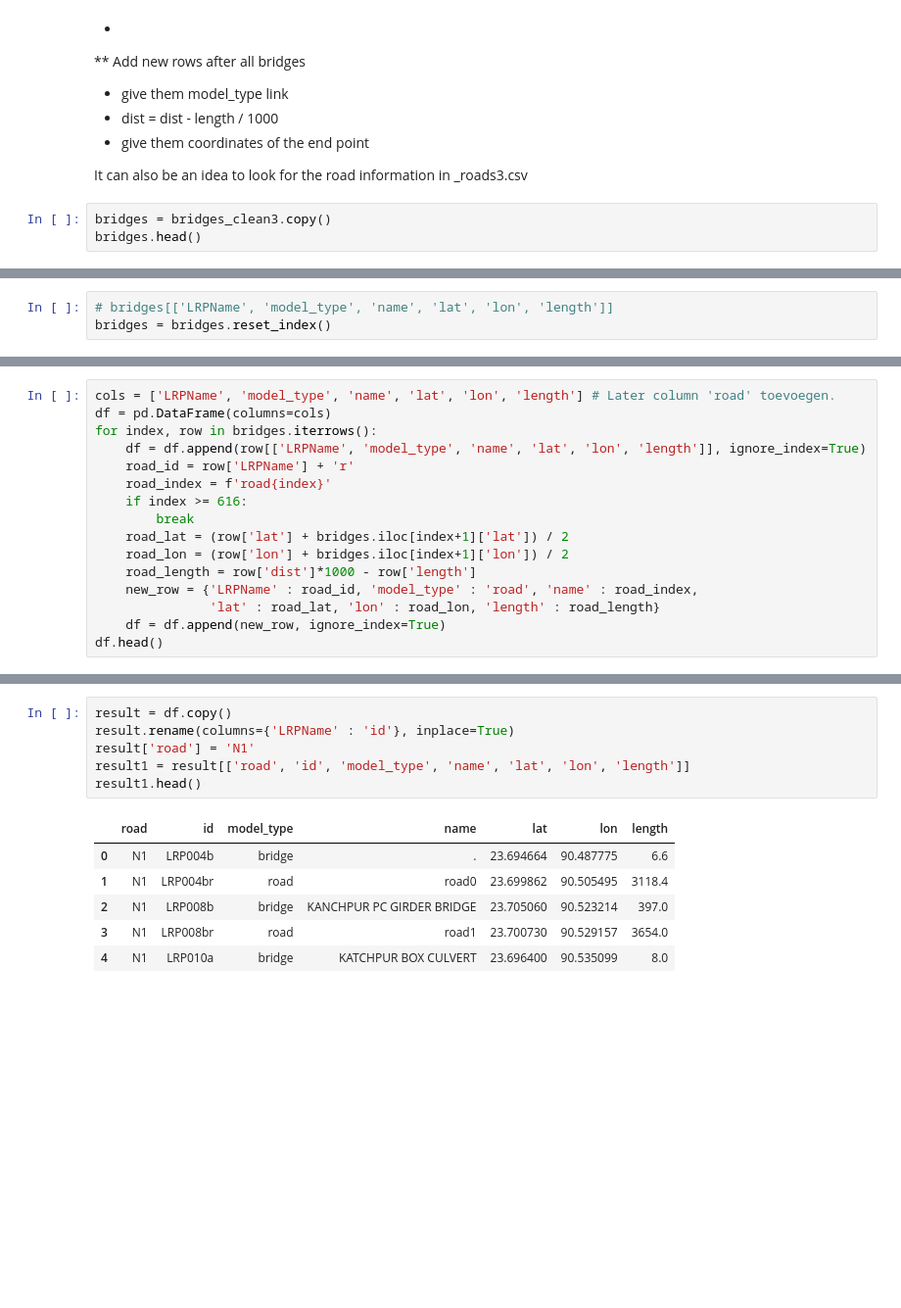
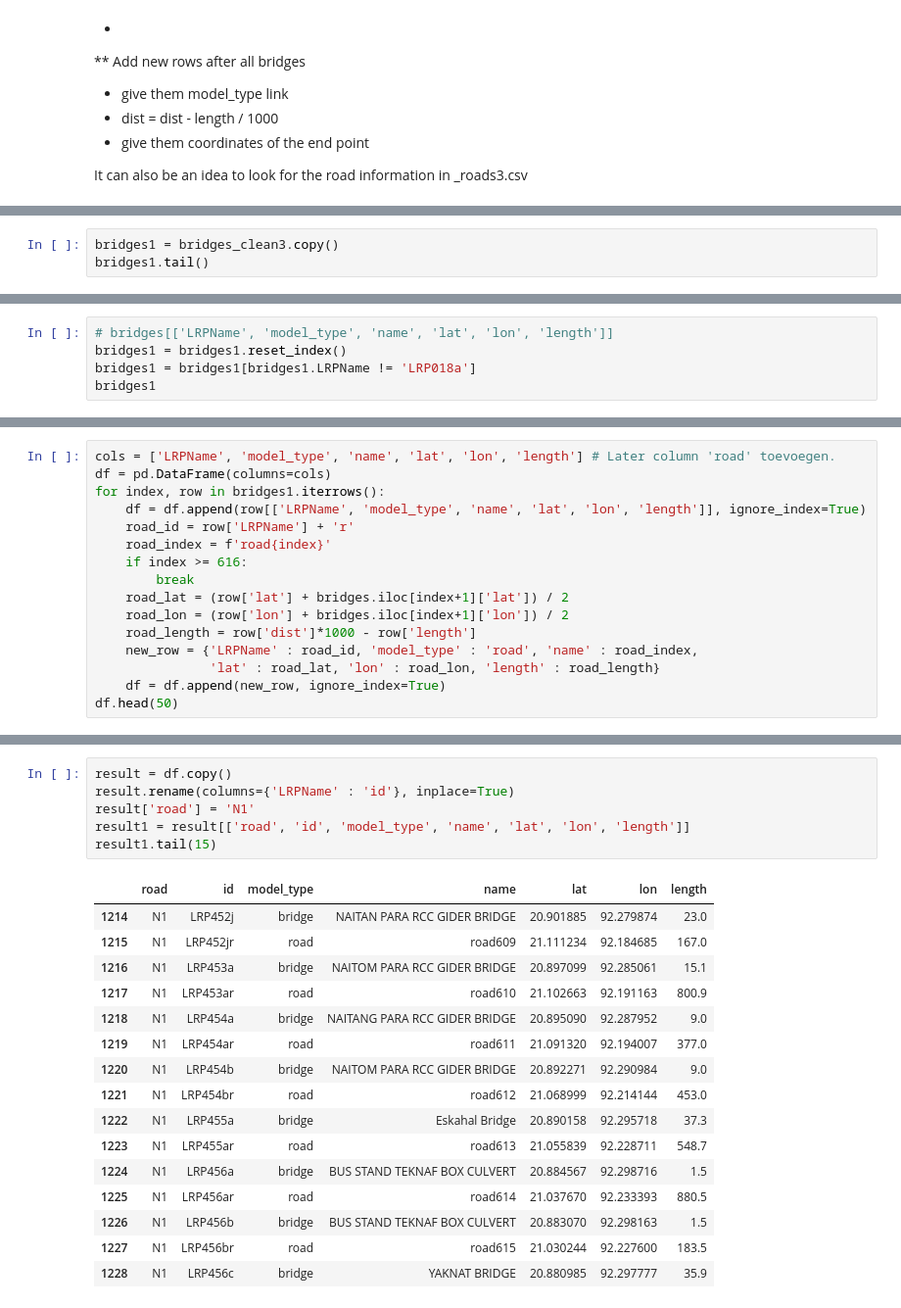
Before and after one commit to EwoutH/EPA1352-Adv-Simulation, a Jupyter notebook: EPA1352-G06-A2/notebooks/bridges_eda.ipynb, the cells around one changed output, grey strips where cells are left out. Shown: that part at 98% size. Saved outputs shown, nothing was run; the diff lists cells and outputs as text; blank space fills up the shorter version.

```diff
--- a/EPA1352-G06-A2/notebooks/bridges_eda.ipynb
+++ b/EPA1352-G06-A2/notebooks/bridges_eda.ipynb
@@ -125,6 +124,3 @@ Todo:
 - give them coordinates of the end point
 
 It can also be an idea to look for the road information in _roads3.csv
-# %%
-bridges = bridges_clean3.copy()
-bridges.head()
@@ -137,0 +127,3 @@ bridges.head()
+# %%
+bridges1 = bridges_clean3.copy()
+bridges1.tail()
@@ -138,3 +137,5 @@ bridges.head()
 # %%
 # bridges[['LRPName', 'model_type', 'name', 'lat', 'lon', 'length']]
-bridges = bridges.reset_index()
+bridges1 = bridges1.reset_index()
+bridges1 = bridges1[bridges1.LRPName != 'LRP018a']
+bridges1
@@ -141,7 +156,7 @@ bridges = bridges.reset_index()
 # %%
 cols = ['LRPName', 'model_type', 'name', 'lat', 'lon', 'length'] # Later column 'road' toevoegen.
 df = pd.DataFrame(columns=cols)
-for index, row in bridges.iterrows():
+for index, row in bridges1.iterrows():
     df = df.append(row[['LRPName', 'model_type', 'name', 'lat', 'lon', 'length']], ignore_index=True)
     road_id = row['LRPName'] + 'r'
     road_index = f'road{index}'
@@ -153,6 +168,6 @@ for index, row in bridges.iterrows():
     new_row = {'LRPName' : road_id, 'model_type' : 'road', 'name' : road_index,
                'lat' : road_lat, 'lon' : road_lon, 'length' : road_length}
     df = df.append(new_row, ignore_index=True)
-df.head()
+df.head(50)
 # %% [output]
 |  | LRPName | model_type | name | lat | lon | length |
@@ -164,13 +190,23 @@ df.head()
 # %%
 result = df.copy()
 result.rename(columns={'LRPName' : 'id'}, inplace=True)
 result['road'] = 'N1'
 result1 = result[['road', 'id', 'model_type', 'name', 'lat', 'lon', 'length']]
-result1.head()
+result1.tail(15)
 # %% [output]
 |  | road | id | model_type | name | lat | lon | length |
-| 0 | N1 | LRP004b | bridge | . | 23.694664 | 90.487775 | 6.6 |
-| 1 | N1 | LRP004br | road | road0 | 23.699862 | 90.505495 | 3118.4 |
-| 2 | N1 | LRP008b | bridge | KANCHPUR PC GIRDER BRIDGE | 23.705060 | 90.523214 | 397.0 |
-| 3 | N1 | LRP008br | road | road1 | 23.700730 | 90.529157 | 3654.0 |
-| 4 | N1 | LRP010a | bridge | KATCHPUR BOX CULVERT | 23.696400 | 90.535099 | 8.0 |
+| 1214 | N1 | LRP452j | bridge | NAITAN PARA RCC GIDER BRIDGE | 20.901885 | 92.279874 | 23.0 |
+| 1215 | N1 | LRP452jr | road | road609 | 21.111234 | 92.184685 | 167.0 |
+| 1216 | N1 | LRP453a | bridge | NAITOM PARA RCC GIDER BRIDGE | 20.897099 | 92.285061 | 15.1 |
+| 1217 | N1 | LRP453ar | road | road610 | 21.102663 | 92.191163 | 800.9 |
+| 1218 | N1 | LRP454a | bridge | NAITANG PARA RCC GIDER BRIDGE | 20.895090 | 92.287952 | 9.0 |
+| 1219 | N1 | LRP454ar | road | road611 | 21.091320 | 92.194007 | 377.0 |
+| 1220 | N1 | LRP454b | bridge | NAITOM PARA RCC GIDER BRIDGE | 20.892271 | 92.290984 | 9.0 |
+| 1221 | N1 | LRP454br | road | road612 | 21.068999 | 92.214144 | 453.0 |
+| 1222 | N1 | LRP455a | bridge | Eskahal Bridge | 20.890158 | 92.295718 | 37.3 |
+| 1223 | N1 | LRP455ar | road | road613 | 21.055839 | 92.228711 | 548.7 |
+| 1224 | N1 | LRP456a | bridge | BUS STAND TEKNAF BOX CULVERT | 20.884567 | 92.298716 | 1.5 |
+| 1225 | N1 | LRP456ar | road | road614 | 21.037670 | 92.233393 | 880.5 |
+| 1226 | N1 | LRP456b | bridge | BUS STAND TEKNAF BOX CULVERT | 20.883070 | 92.298163 | 1.5 |
+| 1227 | N1 | LRP456br | road | road615 | 21.030244 | 92.227600 | 183.5 |
+| 1228 | N1 | LRP456c | bridge | YAKNAT BRIDGE | 20.880985 | 92.297777 | 35.9 |
```
Also changed, not shown: parts of 8 cells of this notebook, 1 other file.
